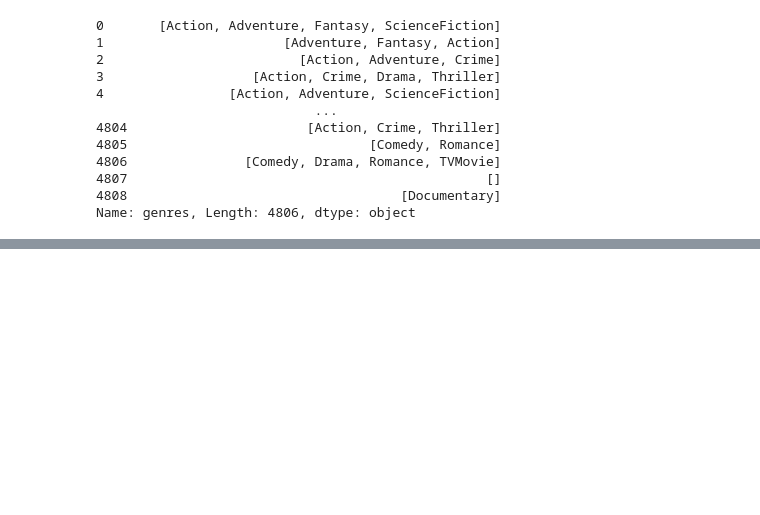
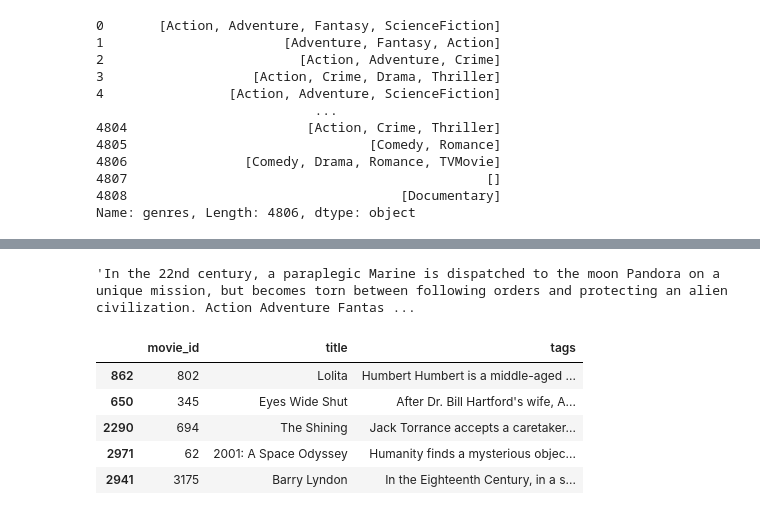
Before and after one commit to Ob1ida/Movie-Recommendation-Model, a Jupyter notebook: Model.ipynb, the cells around one changed output, grey strips where cells are left out. Cells and saved outputs as stored; diff of their text form; code cells hidden in the pictures; blank space fills up the shorter version.

```diff
--- a/Model.ipynb
+++ b/Model.ipynb
@@ -297,0 +265,4 @@ pickle.dump(similarity,open('similarity.pkl','wb'))
+# %%
+Final_df['tags'][0]
+# %% [output]
+'In the 22nd century, a paraplegic Marine is dispatched to the moon Pandora on a unique mission, but becomes torn between following orders and protecting an alien civilization. Action Adventure Fantas ...
@@ -297,0 +284,9 @@ pickle.dump(similarity,open('similarity.pkl','wb'))
+# %%
+search("StanleyKubrick")
+# %% [output]
+|  | movie_id | title | tags |
+| 862 | 802 | Lolita | Humbert Humbert is a middle-aged ... |
+| 650 | 345 | Eyes Wide Shut | After Dr. Bill Hartford's wife, A... |
+| 2290 | 694 | The Shining | Jack Torrance accepts a caretaker... |
+| 2971 | 62 | 2001: A Space Odyssey | Humanity finds a mysterious objec... |
+| 2941 | 3175 | Barry Lyndon | In the Eighteenth Century, in a s... |
```
Also changed, not shown: parts of 26 cells of this notebook, 3 other files.
